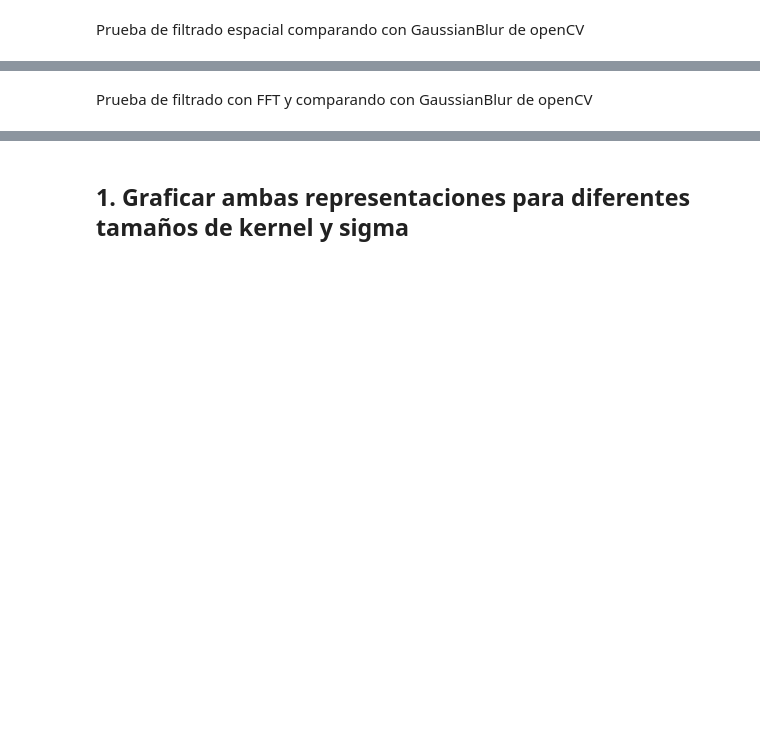
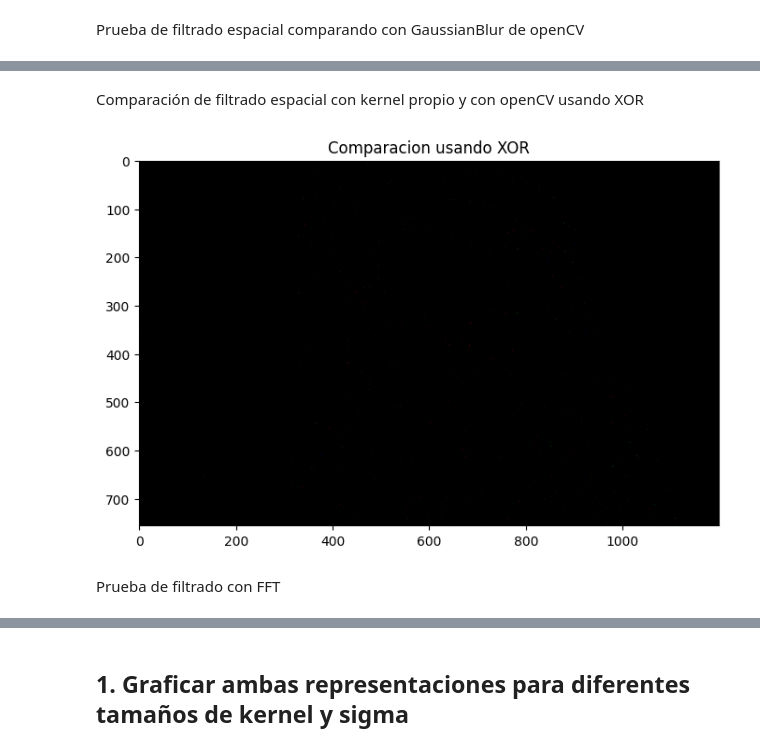
Before and after one commit to lsaraco/vpc1, a Jupyter notebook: TP2/tp2_lsaraco.ipynb, the cells around one changed output, grey strips where cells are left out. Saved outputs shown, nothing was run; the diff lists cells and outputs as text; code cells hidden in the pictures; blank space fills up the shorter version.

Commit message:
Terminado filtrado con FFT

```diff
--- a/TP2/tp2_lsaraco.ipynb
+++ b/TP2/tp2_lsaraco.ipynb
@@ -31,27 +42,28 @@ def create_gauss_filter(h, w, k_size=5, sigma=5):
     #Creo el filtro todo con ceros y en el centro el kernel
     filter = np.zeros((w, h))
     filter[y:y+m, x:x+n] = kernel
-    filter_freq = np.fft.fft(filter)
-    return (filter,filter_freq)
+    #Obtengo filtro en el domino frecuencial
+    kernel_tf = np.fft.fft2(filter)
+    return (kernel,filter,kernel_tf)
 # %% [markdown]
 Prueba de filtrado espacial comparando con GaussianBlur de openCV
 # %%
 # Cargo imagen y seteo valores
 img_orig = cv.imread('chewbacca.jpg')
-k_size = 15
+k_size = 11
 sigma = 5
 
 # Creo kernel gaussiano con la función propia
-kernel, kernel_tf = create_gauss_filter(img_orig.shape[0],img_orig.shape[1], k_size=k_size, sigma=sigma)
+kernel, filter, kernel_tf = create_gauss_filter(img_orig.shape[0],img_orig.shape[1], k_size=k_size, sigma=sigma)
 
 # Aplicamos el filtro Gaussiano
-result_a = cv.filter2D(img_orig,  ddepth=-1, kernel=kernel)
+img_filtrada_kernel_propio = cv.filter2D(img_orig,  ddepth=-1, kernel=kernel)
 
 # Lo mismo pero hecho todo con openCV, para comparar
-result_b = cv.GaussianBlur(img_orig, ksize=(k_size, k_size), sigmaX=sigma,  sigmaY=sigma)
+img_filtrada_openCV = cv.GaussianBlur(img_orig, ksize=(k_size, k_size), sigmaX=sigma,  sigmaY=sigma)
 
 # Pongo uno al lado del otro
-result = cv.hconcat([result_a,result_b])
+result = cv.hconcat([img_filtrada_kernel_propio,img_filtrada_openCV])
 
 
 
@@ -59,5 +71,12 @@ result = cv.hconcat([result_a,result_b])
 imshow(f"Filtro gaussiano size={k_size}, sigma={sigma}. Izquierda: Con kernel propio. Derecha: GaussianBlur de openCV",result)
 # %% [output]
 [figure]
+# %% [markdown]
+Comparación de filtrado espacial con kernel propio y con openCV usando XOR
+# %%
+img_compare = cv.bitwise_xor(img_filtrada_kernel_propio,img_filtrada_openCV)
+imshow("Comparacion usando XOR",img_compare,figsize=(8,6))
+# %% [output]
+[figure, added]
 # %% [markdown]
-Prueba de filtrado con FFT y comparando con GaussianBlur de openCV
+Prueba de filtrado con FFT
```
Also changed, not shown: parts of 15 cells of this notebook.
